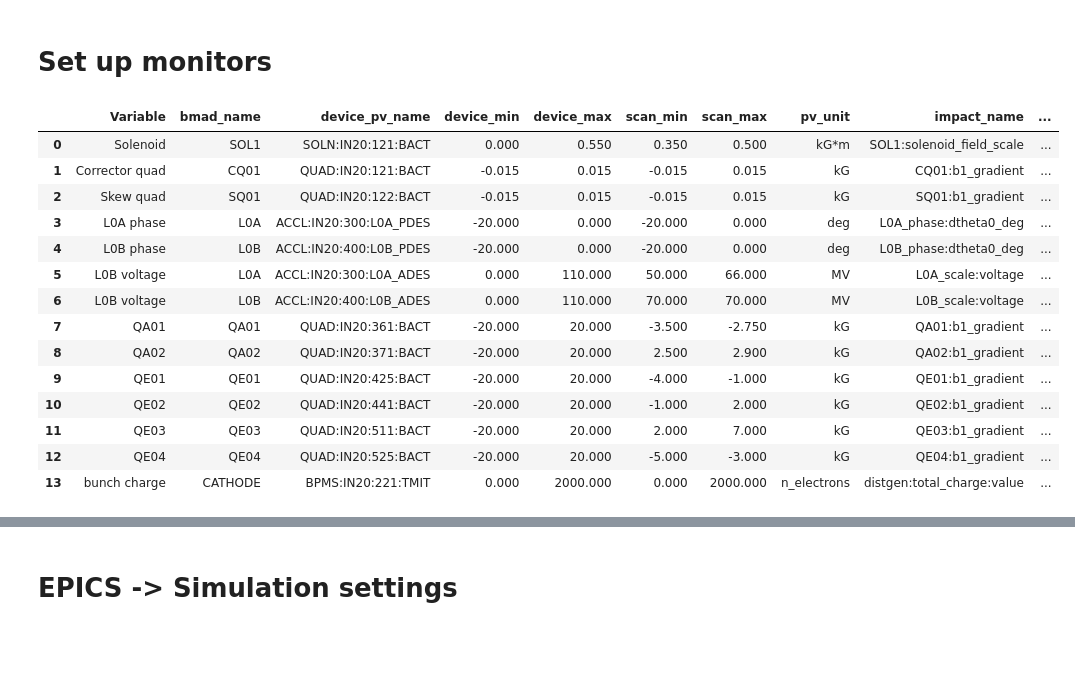
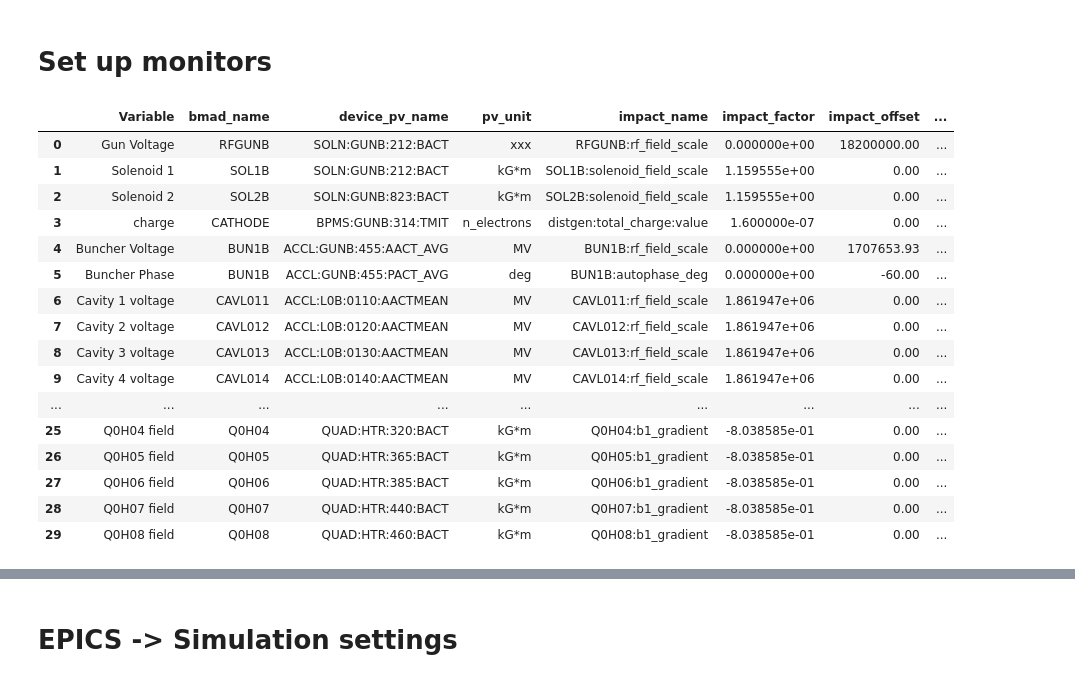
Before and after one commit to ChristopherMayes/lume-impact-live-demo, a Jupyter notebook: lume-impact-live-demo.ipynb, the cells around one changed output, grey strips where cells are left out. Cells and saved outputs as stored; diff of their text form; code cells hidden in the pictures; blank space fills up the shorter version.

```diff
--- a/lume-impact-live-demo.ipynb
+++ b/lume-impact-live-demo.ipynb
@@ -43,7 +46,8 @@ mpl.use('Agg')
 # Logging
 # %%
 #MODEL = 'f2e_inj'
-MODEL = 'cu_inj'
+#MODEL = 'cu_inj'
+MODEL = 'sc_inj'
 # %%
 PREFIX = f'lume-impact-live-demo-{MODEL}'
 # %%
@@ -152,13 +150,13 @@ CONFIG0 = {}
 
 # Base settings
 SETTINGS0 = {
- 'distgen:n_particle': 100_000,
+ 'distgen:n_particle': 10_000,
  'timeout': 10000,
  'header:Nx': 32,
  'header:Ny': 32,
  'header:Nz': 32,
  'numprocs': NUM_PROCS,
- 'mpi_run': MPI_RUN_CMD
+# 'mpi_run': MPI_RUN_CMD
    }
 
 SETTINGS0['numprocs'] = NUM_PROCS
@@ -170,12 +168,14 @@ if DEBUG:
     SETTINGS0['total_charge'] = 0
 
 
-elif HOST == 'sdf':
+elif HOST in ('sdf', ):
 
      # SDF setup
     SETTINGS0['command'] =  IMPACT_COMMAND
     SETTINGS0['command_mpi'] =  IMPACT_COMMAND_MPI
 
+elif HOST == 'local':
+    logger.info('Running locally')
 
 else:
     raise ValueError(f'Unknown host: {HOST}')
@@ -186,7 +188,7 @@ else:
 CSV =  f'pv_mapping/{MODEL}_impact.csv'
 
 
-CONFIG0['impact_config']      =  IMPACT_INPUT_FILE
+CONFIG0['impact_config']      =  IMPACT_CONFIG_FILE
 CONFIG0['distgen_input_file'] =  DISTGEN_INPUT_FILE
 
 
@@ -197,12 +199,28 @@ if MODEL == 'cu_inj':
                     'screen1': 'YAG02',
                     'screen2': 'YAG03',
                     'screen3': 'OTR2',
-                    'ylim' : (0, 2e-6), # Emittance scale
+                    'ylim' : (0, None), # Emittance scale
+                    'ylim2': (0, None), # sigma_x scale
                     'name' : PREFIX
                    }
 
     SETTINGS0['stop'] = 16.5
     SETTINGS0['distgen:t_dist:length:value'] =  4 * 1.65   #  Inferred pulse stacker FWHM: 4 ps, converted to tukey length
+
+if MODEL == 'sc_inj':
+    VCC_DEVICE = 'CAMR:LGUN:950' # LCLS-II
+
+    DASHBOARD_KWARGS = {'outpath':PLOT_OUTPUT_DIR,
+                    'screen1': 'YAG01B',
+                    'screen2': 'BEAM0',
+                    'screen3': 'OTR0H04',
+                    'ylim' : (0, 3e-6), # Emittance scale
+                    'ylim2': (0, None), # sigma_x scale
+                    'name' : PREFIX
+                   }
+
+    SETTINGS0['stop'] = 28
+    SETTINGS0['distgen:t_dist:sigma_t:value'] =  16 / 2.355   # ps, Inferred pulse stacker FWHM: 18 ps FWHM
 
 elif MODEL == 'f2e_inj':
     VCC_DEVICE = 'CAMR:LT10:900' # FACET-II
@@ -224,26 +246,30 @@ else:
 # %%
 DF = pd.read_csv(CSV)#.dropna()
 
-PVLIST = list(DF['device_pv_name'].dropna()) + list(VCC_DEVICE_PV[VCC_DEVICE].values())
+PVLIST = list(DF['device_pv_name'].dropna())
+if USE_VCC:
+    PVLIST = PVLIST + list(VCC_DEVICE_PV[VCC_DEVICE].values())
 
 #DF.set_index('device_pv_name', inplace=True)
 DF
 # %% [output]
-|  | Variable | bmad_name | device_pv_name | device_min | device_max | scan_min | scan_max | pv_unit | impact_name | ... |
-| 0 | Solenoid | SOL1 | SOLN:IN20:121:BACT | 0.000 | 0.550 | 0.350 | 0.500 | kG*m | SOL1:solenoid_field_scale | ... |
-| 1 | Corrector quad | CQ01 | QUAD:IN20:121:BACT | -0.015 | 0.015 | -0.015 | 0.015 | kG | CQ01:b1_gradient | ... |
-| 2 | Skew quad | SQ01 | QUAD:IN20:122:BACT | -0.015 | 0.015 | -0.015 | 0.015 | kG | SQ01:b1_gradient | ... |
-| 3 | L0A phase | L0A | ACCL:IN20:300:L0A_PDES | -20.000 | 0.000 | -20.000 | 0.000 | deg | L0A_phase:dtheta0_deg | ... |
-| 4 | L0B phase | L0B | ACCL:IN20:400:L0B_PDES | -20.000 | 0.000 | -20.000 | 0.000 | deg | L0B_phase:dtheta0_deg | ... |
-| 5 | L0B voltage | L0A | ACCL:IN20:300:L0A_ADES | 0.000 | 110.000 | 50.000 | 66.000 | MV | L0A_scale:voltage | ... |
-| 6 | L0B voltage | L0B | ACCL:IN20:400:L0B_ADES | 0.000 | 110.000 | 70.000 | 70.000 | MV | L0B_scale:voltage | ... |
-| 7 | QA01 | QA01 | QUAD:IN20:361:BACT | -20.000 | 20.000 | -3.500 | -2.750 | kG | QA01:b1_gradient | ... |
-| 8 | QA02 | QA02 | QUAD:IN20:371:BACT | -20.000 | 20.000 | 2.500 | 2.900 | kG | QA02:b1_gradient | ... |
-| 9 | QE01 | QE01 | QUAD:IN20:425:BACT | -20.000 | 20.000 | -4.000 | -1.000 | kG | QE01:b1_gradient | ... |
-| 10 | QE02 | QE02 | QUAD:IN20:441:BACT | -20.000 | 20.000 | -1.000 | 2.000 | kG | QE02:b1_gradient | ... |
-| 11 | QE03 | QE03 | QUAD:IN20:511:BACT | -20.000 | 20.000 | 2.000 | 7.000 | kG | QE03:b1_gradient | ... |
-| 12 | QE04 | QE04 | QUAD:IN20:525:BACT | -20.000 | 20.000 | -5.000 | -3.000 | kG | QE04:b1_gradient | ... |
-| 13 | bunch charge | CATHODE | BPMS:IN20:221:TMIT | 0.000 | 2000.000 | 0.000 | 2000.000 | n_electrons | distgen:total_charge:value | ... |
+|  | Variable | bmad_name | device_pv_name | pv_unit | impact_name | impact_factor | impact_offset | ... |
+| 0 | Gun Voltage | RFGUNB | SOLN:GUNB:212:BACT | xxx | RFGUNB:rf_field_scale | 0.000000e+00 | 18200000.00 | ... |
+| 1 | Solenoid 1 | SOL1B | SOLN:GUNB:212:BACT | kG*m | SOL1B:solenoid_field_scale | 1.159555e+00 | 0.00 | ... |
+| 2 | Solenoid 2 | SOL2B | SOLN:GUNB:823:BACT | kG*m | SOL2B:solenoid_field_scale | 1.159555e+00 | 0.00 | ... |
+| 3 | charge | CATHODE | BPMS:GUNB:314:TMIT | n_electrons | distgen:total_charge:value | 1.600000e-07 | 0.00 | ... |
+| 4 | Buncher Voltage | BUN1B | ACCL:GUNB:455:AACT_AVG | MV | BUN1B:rf_field_scale | 0.000000e+00 | 1707653.93 | ... |
+| 5 | Buncher Phase | BUN1B | ACCL:GUNB:455:PACT_AVG | deg | BUN1B:autophase_deg | 0.000000e+00 | -60.00 | ... |
+| 6 | Cavity 1 voltage | CAVL011 | ACCL:L0B:0110:AACTMEAN | MV | CAVL011:rf_field_scale | 1.861947e+06 | 0.00 | ... |
+| 7 | Cavity 2 voltage | CAVL012 | ACCL:L0B:0120:AACTMEAN | MV | CAVL012:rf_field_scale | 1.861947e+06 | 0.00 | ... |
+| 8 | Cavity 3 voltage | CAVL013 | ACCL:L0B:0130:AACTMEAN | MV | CAVL013:rf_field_scale | 1.861947e+06 | 0.00 | ... |
+| 9 | Cavity 4 voltage | CAVL014 | ACCL:L0B:0140:AACTMEAN | MV | CAVL014:rf_field_scale | 1.861947e+06 | 0.00 | ... |
+| ... | ... | ... | ... | ... | ... | ... | ... | ... |
+| 25 | Q0H04 field | Q0H04 | QUAD:HTR:320:BACT | kG*m | Q0H04:b1_gradient | -8.038585e-01 | 0.00 | ... |
+| 26 | Q0H05 field | Q0H05 | QUAD:HTR:365:BACT | kG*m | Q0H05:b1_gradient | -8.038585e-01 | 0.00 | ... |
+| 27 | Q0H06 field | Q0H06 | QUAD:HTR:385:BACT | kG*m | Q0H06:b1_gradient | -8.038585e-01 | 0.00 | ... |
+| 28 | Q0H07 field | Q0H07 | QUAD:HTR:440:BACT | kG*m | Q0H07:b1_gradient | -8.038585e-01 | 0.00 | ... |
+| 29 | Q0H08 field | Q0H08 | QUAD:HTR:460:BACT | kG*m | Q0H08:b1_gradient | -8.038585e-01 | 0.00 | ... |
 # %%
 MONITOR = {pvname:epics.PV(pvname) for pvname in PVLIST}
 sleep(5)
```
Also changed, not shown: parts of 21 cells of this notebook, 4 other files.
